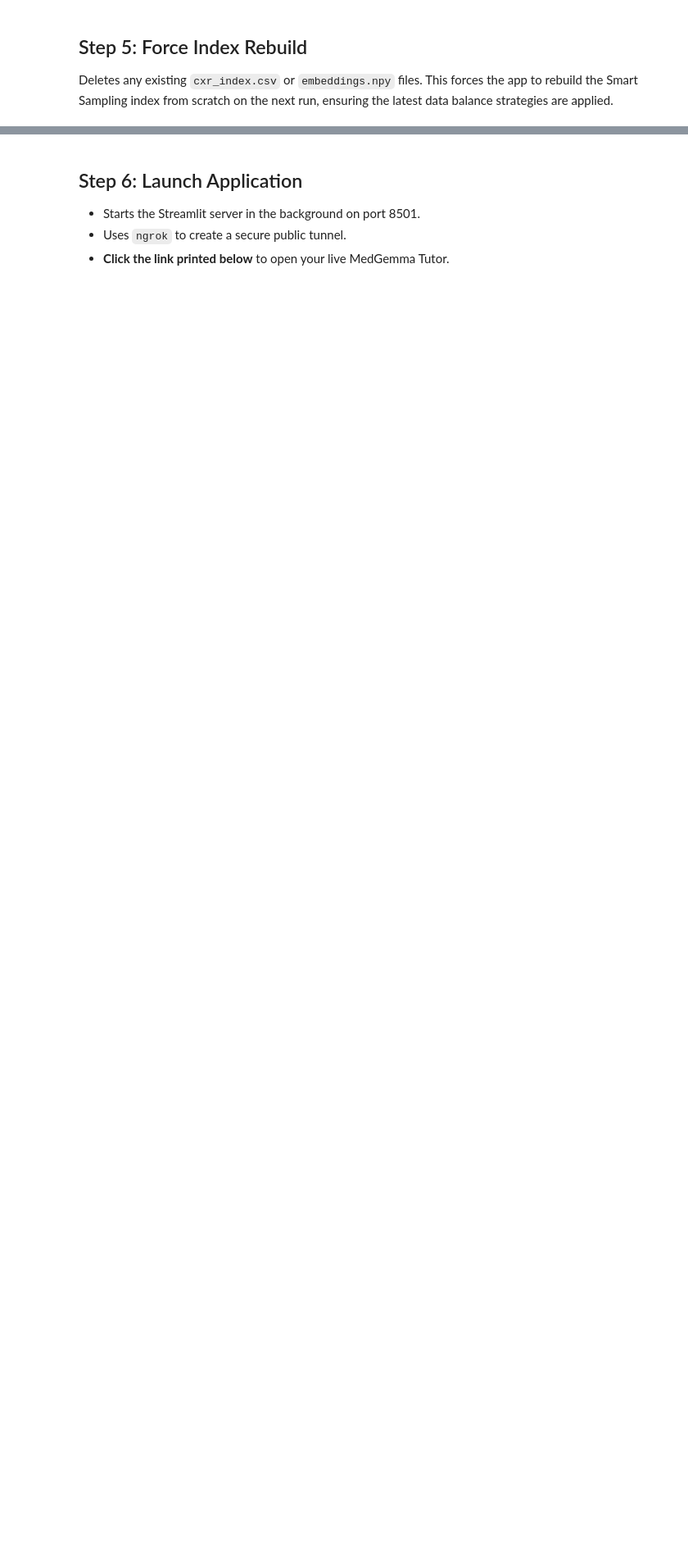
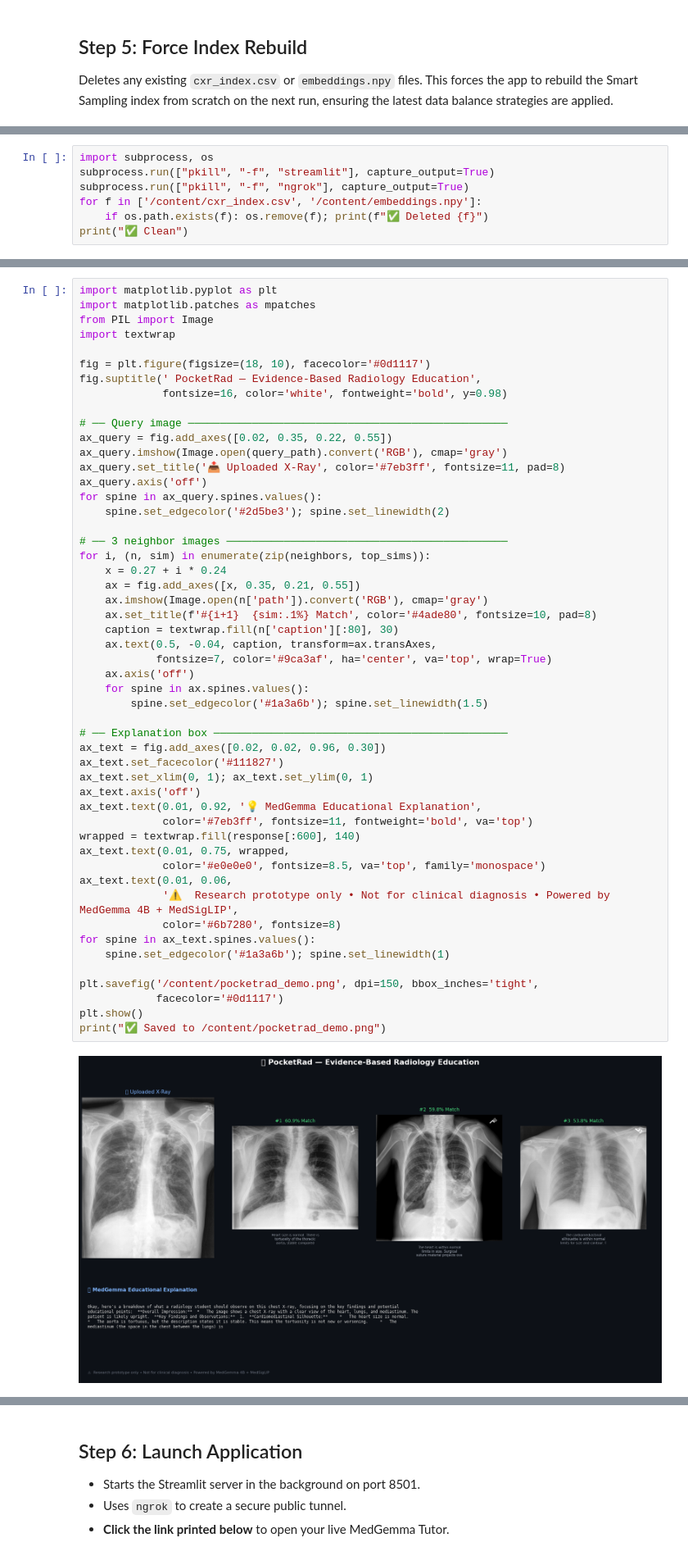
Before and after one commit to EmilioMonteLuna/PocketRad-Edge-Deployable-Radiology-Tutor-using-MedGemma-MedSigLIP, a Jupyter notebook: PocketRad_Edge_Deployable_Radiology_Tutor_using_MedGemma_+_MedSigLIP.ipynb, the cells around one changed output, grey strips where cells are left out. Shown at 82% size. Cells and saved outputs as stored; diff of their text form; blank space fills up the shorter version.

```diff
--- a/PocketRad_Edge_Deployable_Radiology_Tutor_using_MedGemma_+_MedSigLIP.ipynb
+++ b/PocketRad_Edge_Deployable_Radiology_Tutor_using_MedGemma_+_MedSigLIP.ipynb
@@ -461,0 +310,7 @@ print("Old broken index deleted.")
+# %%
+import subprocess, os
+subprocess.run(["pkill", "-f", "streamlit"], capture_output=True)
+subprocess.run(["pkill", "-f", "ngrok"], capture_output=True)
+for f in ['/content/cxr_index.csv', '/content/embeddings.npy']:
+    if os.path.exists(f): os.remove(f); print(f"✅ Deleted {f}")
+print("✅ Clean")
@@ -461,0 +465,53 @@ print("Old broken index deleted.")
+# %%
+import matplotlib.pyplot as plt
+import matplotlib.patches as mpatches
+from PIL import Image
+import textwrap
+
+fig = plt.figure(figsize=(18, 10), facecolor='#0d1117')
+fig.suptitle(' PocketRad — Evidence-Based Radiology Education',
+             fontsize=16, color='white', fontweight='bold', y=0.98)
+
+# ── Query image ──────────────────────────────────────────────────
+ax_query = fig.add_axes([0.02, 0.35, 0.22, 0.55])
+ax_query.imshow(Image.open(query_path).convert('RGB'), cmap='gray')
+ax_query.set_title('📤 Uploaded X-Ray', color='#7eb3ff', fontsize=11, pad=8)
+ax_query.axis('off')
+for spine in ax_query.spines.values():
+    spine.set_edgecolor('#2d5be3'); spine.set_linewidth(2)
+
+# ── 3 neighbor images ────────────────────────────────────────────
+for i, (n, sim) in enumerate(zip(neighbors, top_sims)):
+    x = 0.27 + i * 0.24
+    ax = fig.add_axes([x, 0.35, 0.21, 0.55])
+    ax.imshow(Image.open(n['path']).convert('RGB'), cmap='gray')
+    ax.set_title(f'#{i+1}  {sim:.1%} Match', color='#4ade80', fontsize=10, pad=8)
+    caption = textwrap.fill(n['caption'][:80], 30)
+    ax.text(0.5, -0.04, caption, transform=ax.transAxes,
+            fontsize=7, color='#9ca3af', ha='center', va='top', wrap=True)
+    ax.axis('off')
+    for spine in ax.spines.values():
+        spine.set_edgecolor('#1a3a6b'); spine.set_linewidth(1.5)
+
+# ── Explanation box ──────────────────────────────────────────────
+ax_text = fig.add_axes([0.02, 0.02, 0.96, 0.30])
+ax_text.set_facecolor('#111827')
+ax_text.set_xlim(0, 1); ax_text.set_ylim(0, 1)
+ax_text.axis('off')
+ax_text.text(0.01, 0.92, '💡 MedGemma Educational Explanation',
+             color='#7eb3ff', fontsize=11, fontweight='bold', va='top')
+wrapped = textwrap.fill(response[:600], 140)
+ax_text.text(0.01, 0.75, wrapped,
+             color='#e0e0e0', fontsize=8.5, va='top', family='monospace')
+ax_text.text(0.01, 0.06,
+             '⚠️  Research prototype only • Not for clinical diagnosis • Powered by MedGemma 4B + MedSigLIP',
+             color='#6b7280', fontsize=8)
+for spine in ax_text.spines.values():
+    spine.set_edgecolor('#1a3a6b'); spine.set_linewidth(1)
+
+plt.savefig('/content/pocketrad_demo.png', dpi=150, bbox_inches='tight',
+            facecolor='#0d1117')
+plt.show()
+print("✅ Saved to /content/pocketrad_demo.png")
+# %% [output]
+[figure, added]
```
Also changed, not shown: parts of 10 cells of this notebook.
